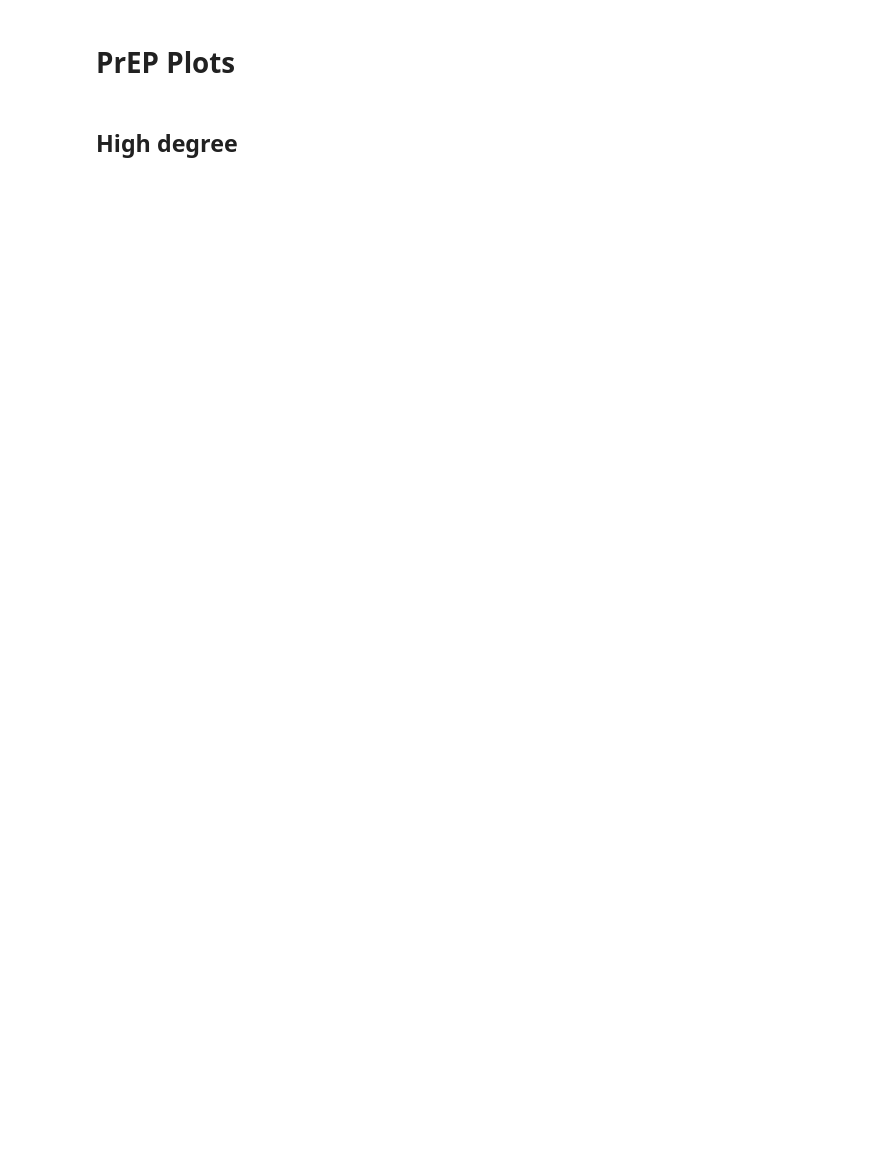
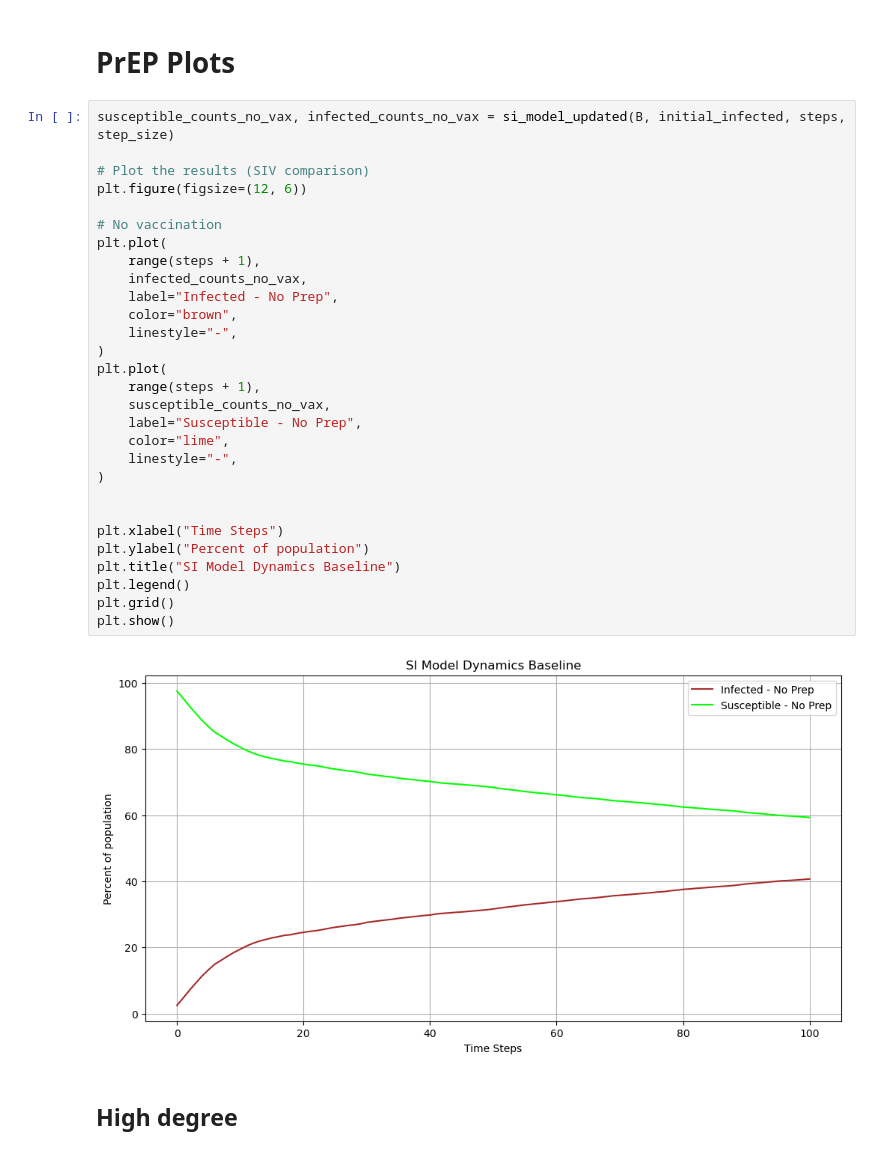
Before and after one commit to TretiakTS/NetworkAnalysisHIV, a Jupyter notebook: SI_models.ipynb, the cells around one changed output. Drawn from its saved outputs; the diff is of its cells as text; blank space fills up the shorter version.

```diff
--- a/SI_models.ipynb
+++ b/SI_models.ipynb
@@ -152,5 +152,36 @@ plt.show()
 # %% [markdown]
 # PrEP Plots
+# %%
+susceptible_counts_no_vax, infected_counts_no_vax = si_model_updated(B, initial_infected, steps, step_size)
+
+# Plot the results (SIV comparison)
+plt.figure(figsize=(12, 6))
+
+# No vaccination
+plt.plot(
+    range(steps + 1),
+    infected_counts_no_vax,
+    label="Infected - No Prep",
+    color="brown",
+    linestyle="-",
+)
+plt.plot(
+    range(steps + 1),
+    susceptible_counts_no_vax,
+    label="Susceptible - No Prep",
+    color="lime",
+    linestyle="-",
+)
+
+
+plt.xlabel("Time Steps")
+plt.ylabel("Percent of population")
+plt.title("SI Model Dynamics Baseline")
+plt.legend()
+plt.grid()
+plt.show()
+# %% [output]
+[figure, added]
 # %% [markdown]
 ## High degree
 # %%
```
Also changed, not shown: parts of 10 cells of this notebook.
